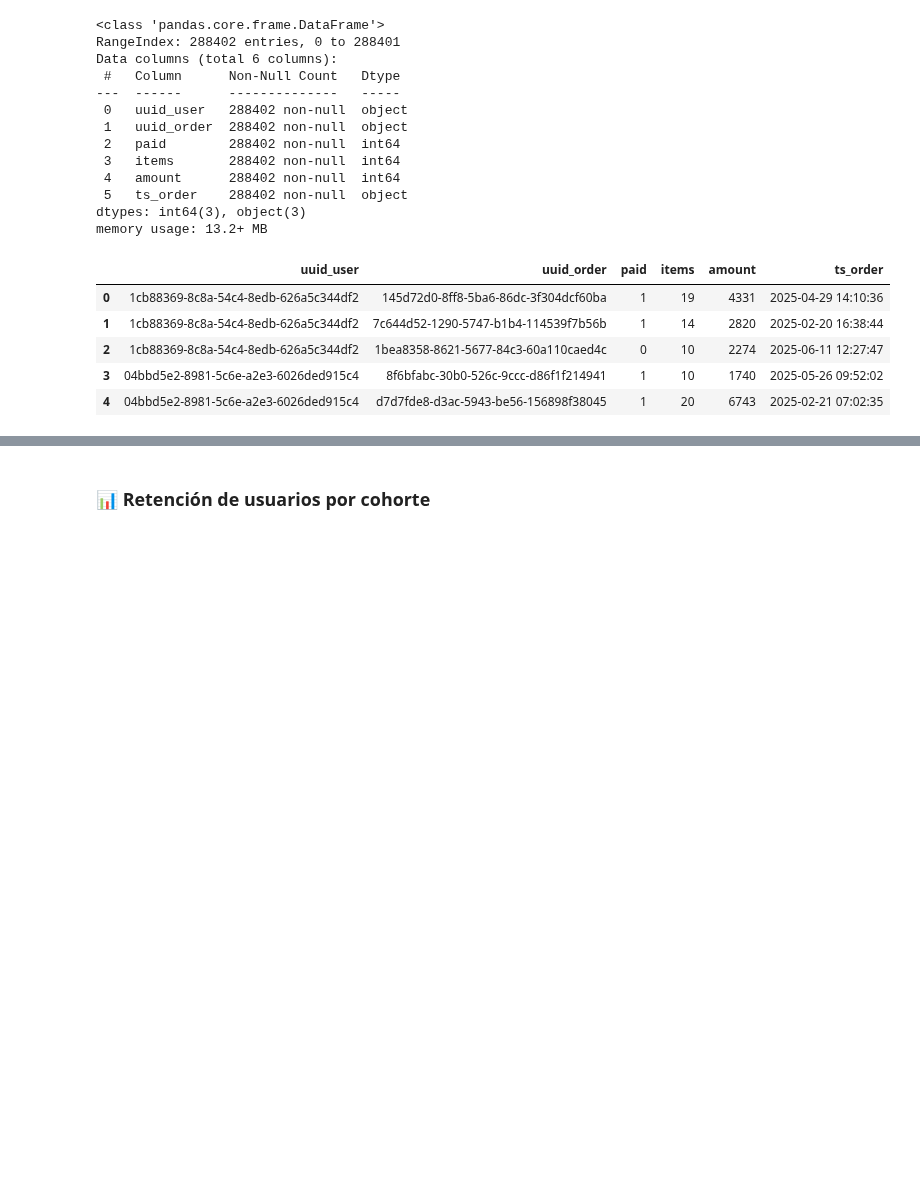
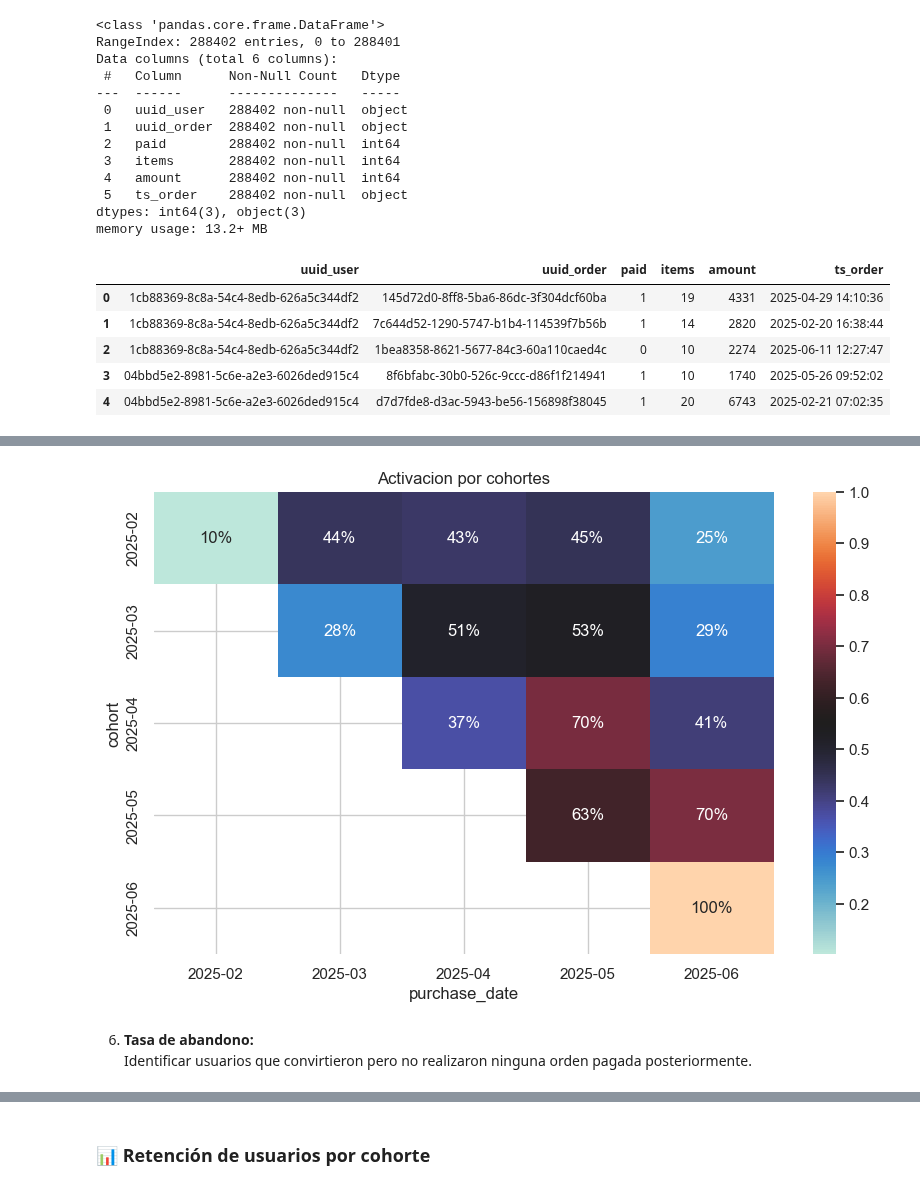
Before and after one commit to zyntonyson/bootcamp_ds_da, a Jupyter notebook: 09-da-analisis-negocio/19-Cohortes_Economia.ipynb, the cells around one changed output, grey strips where cells are left out. Drawn from its saved outputs; the diff is of its cells as text; code cells hidden in the pictures; blank space fills up the shorter version.

```diff
--- a/09-da-analisis-negocio/19-Cohortes_Economia.ipynb
+++ b/09-da-analisis-negocio/19-Cohortes_Economia.ipynb
@@ -254,0 +537,16 @@ df.head()
+# %%
+cohorts_by_month_purchase=(orders
+                    .merge(interactions,on='uuid_user')
+                    .assign(
+                        purchase_date = lambda df: pd.to_datetime(df.ts_order).dt.strftime("%Y-%m"),
+                        cohort = lambda df: pd.to_datetime(df.visit_ts).dt.strftime("%Y-%m")
+                    )
+                    .groupby(['cohort','purchase_date'],as_index=False)
+                    .agg(
+                        n_users_active =('uuid_user','nunique')
+                    )
+
+                  )
+
+
+cohorts_by_month_purchase
@@ -254,0 +570,15 @@ df.head()
+# %%
+cohorts_heatmap=(
+    cohorts_by_month_purchase
+        .merge(cohorts)
+        .assign(
+            retention_rate = lambda df: df.n_users_active/df.n_users
+        )
+        .pivot_table(
+            index='cohort',
+            columns='purchase_date',
+            values ='retention_rate'
+        )
+
+)
+cohorts_heatmap
@@ -254,0 +593,10 @@ df.head()
+# %%
+plt.figure(figsize=(10, 6))
+sns.heatmap(cohorts_heatmap, annot=True, fmt='.0%', cmap="icefire")
+plt.title('Activacion por cohortes')
+plt.show()
+# %% [output]
+[figure, added]
+# %% [markdown]
+6. **Tasa de abandono:**
+   Identificar usuarios que convirtieron pero no realizaron ninguna orden pagada posteriormente.
```
Also changed, not shown: parts of 41 cells of this notebook.
